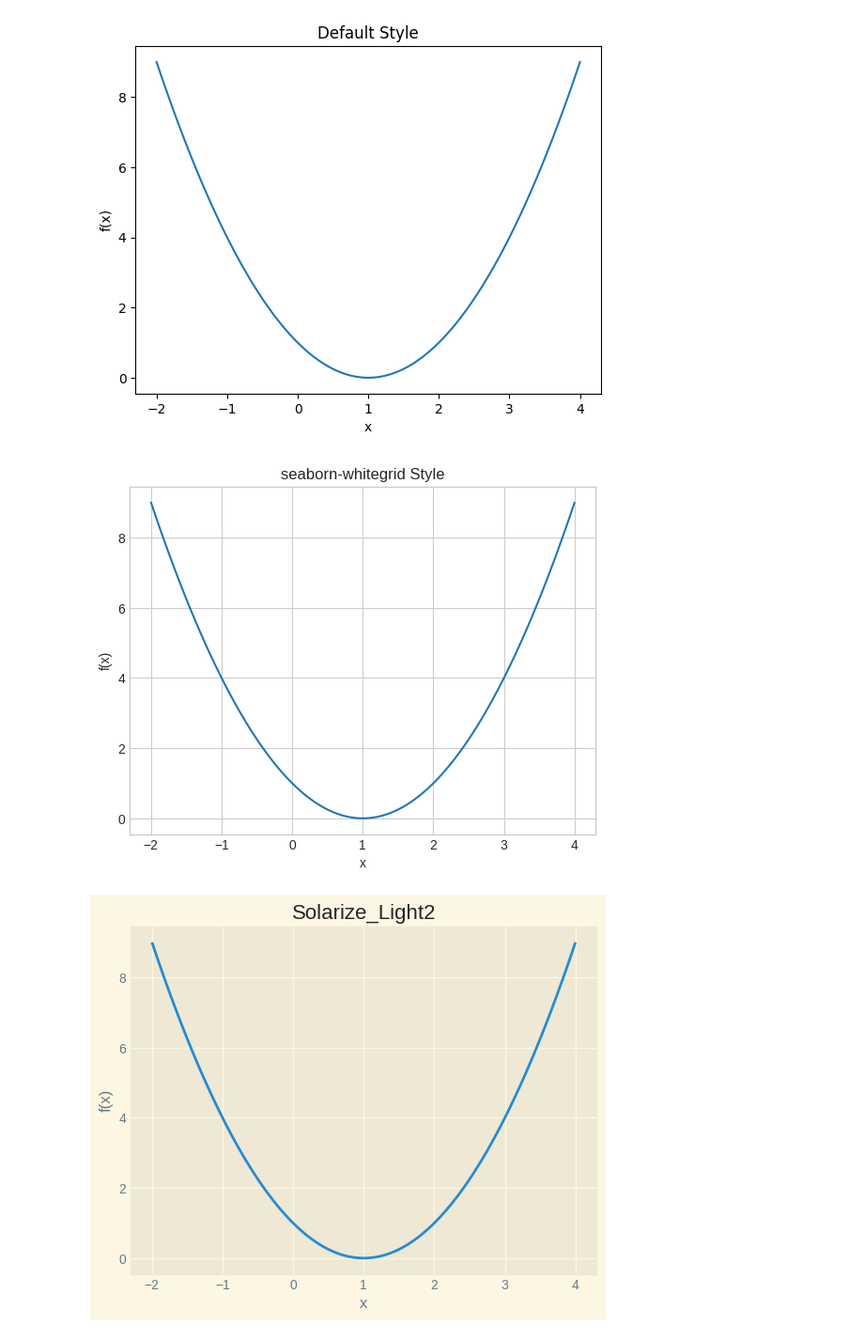
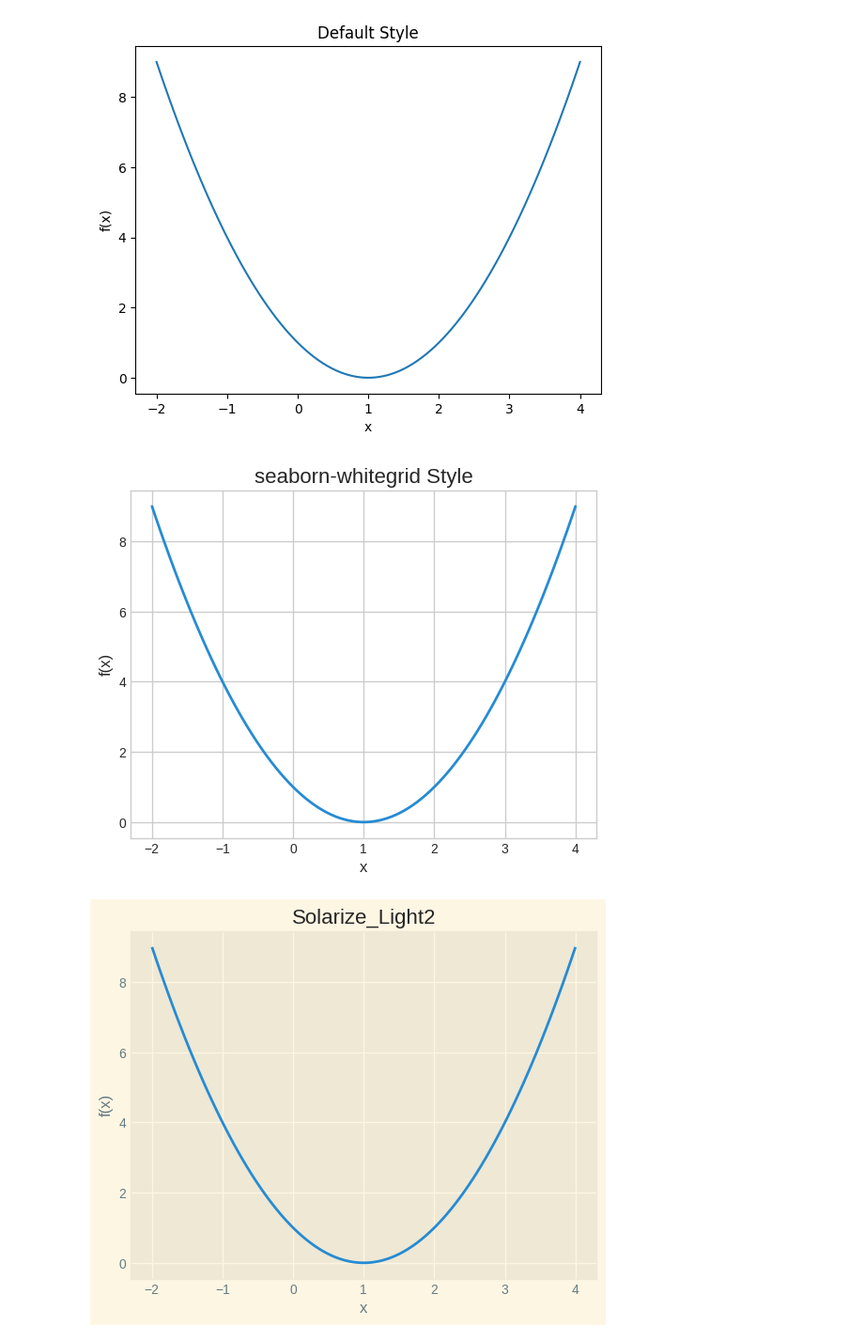
Before and after one commit to lydia-r/Data-110, a Jupyter notebook: Assignment/matplotlib_assignment.ipynb, the cells around one changed output. Shown at 94% size. Drawn from its saved outputs; the diff is of its cells as text; code cells hidden in the pictures.

```diff
--- a/Assignment/matplotlib_assignment.ipynb
+++ b/Assignment/matplotlib_assignment.ipynb
@@ -11,7 +11,7 @@ print(plt.style.available)
 # %% [output]
 ['Solarize_Light2', '_classic_test_patch', '_mpl-gallery', '_mpl-gallery-nogrid', 'bmh', 'classic', 'dark_background', 'fast', 'fivethirtyeight', 'ggplot', 'grayscale', 'seaborn-v0_8', 'seaborn-v0_8-b ...
 # %%
-plt.style.use('seaborn-whitegrid')
+plt.style.use('seaborn-v0_8-whitegrid')
 alternative_style ='Solarize_Light2'
 # %% [markdown]
 2. Basic Line Plot
@@ -193,18 +193,18 @@ plt.show()
 # %% [output]
 [figure]
 # %%
-plt.style.use('seaborn-whitegrid')
+plt.style.use('seaborn-v0_8-whitegrid')
 
 x = np.linspace(-2, 4, 100)
 y = x**2 - 2*x + 1
 
 plt.plot(x, y)
 plt.title('seaborn-whitegrid Style' )
 plt.xlabel('x')
 plt.ylabel('f(x)')
 plt.show()
 # %% [output]
-[figure, old version]
+[figure, new version]
 # %%
 plt.style.use(alternative_style)
 
```
